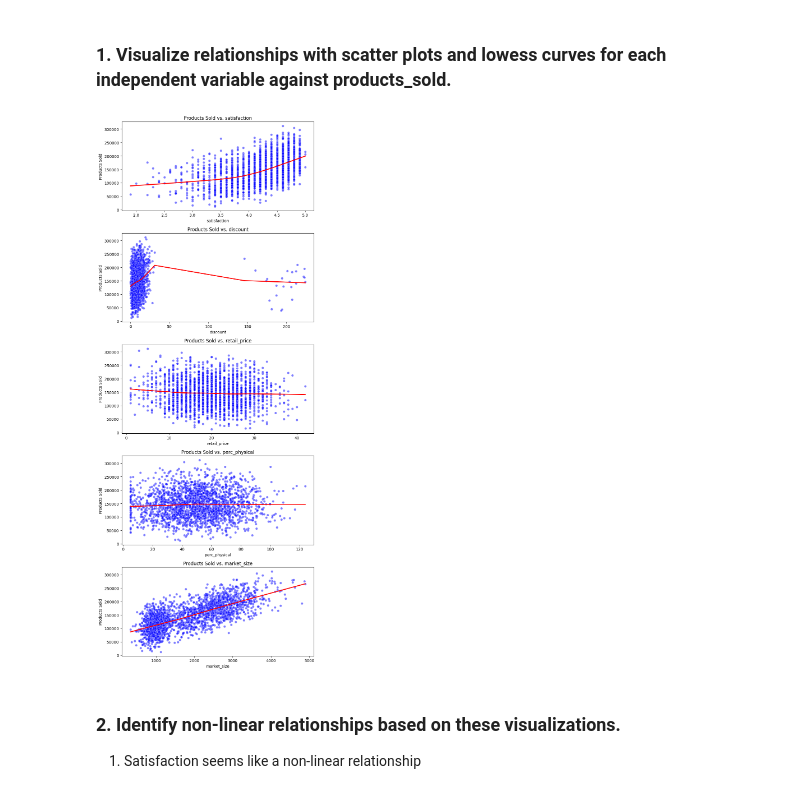
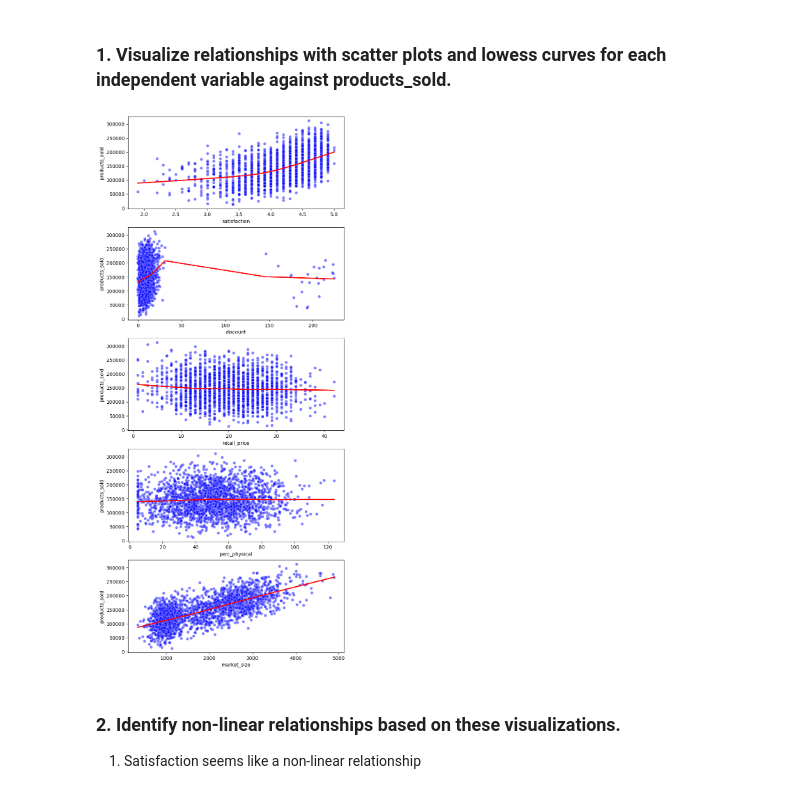
Before and after one commit to ScorchChamp/modelling-assignment, a Jupyter notebook: Modelling Assignment.ipynb, the cells around one changed output. Cells and saved outputs as stored; diff of their text form; code cells hidden in the pictures.

```diff
--- a/Modelling Assignment.ipynb
+++ b/Modelling Assignment.ipynb
@@ -198,19 +215,15 @@ data_clean.head()
 # %%
 variables_to_check = ['satisfaction', 'discount', 'retail_price', 'perc_physical', 'market_size']
 
 fig, axs = plt.subplots(len(variables_to_check), 1, figsize=(8, 20))
 
 for i, var in enumerate(variables_to_check):
     sns.scatterplot(data=data_clean, x=var, y='products_sold', ax=axs[i], color='blue', alpha=0.5)
     sns.regplot(data=data_clean, x=var, y='products_sold', ax=axs[i], scatter=False, color='red', lowess=True)
-    axs[i].set_title(f'Products Sold vs. {var}')
-    axs[i].set_xlabel(var)
-    axs[i].set_ylabel('Products Sold')
 
-plt.tight_layout()
 plt.show()
 # %% [output]
-[figure, old version]
+[figure, new version]
 # %% [markdown]
 ### 2. Identify non-linear relationships based on these visualizations.
 1. Satisfaction seems like a non-linear relationship
```
Also changed, not shown: parts of 15 cells of this notebook, 1 other file.
